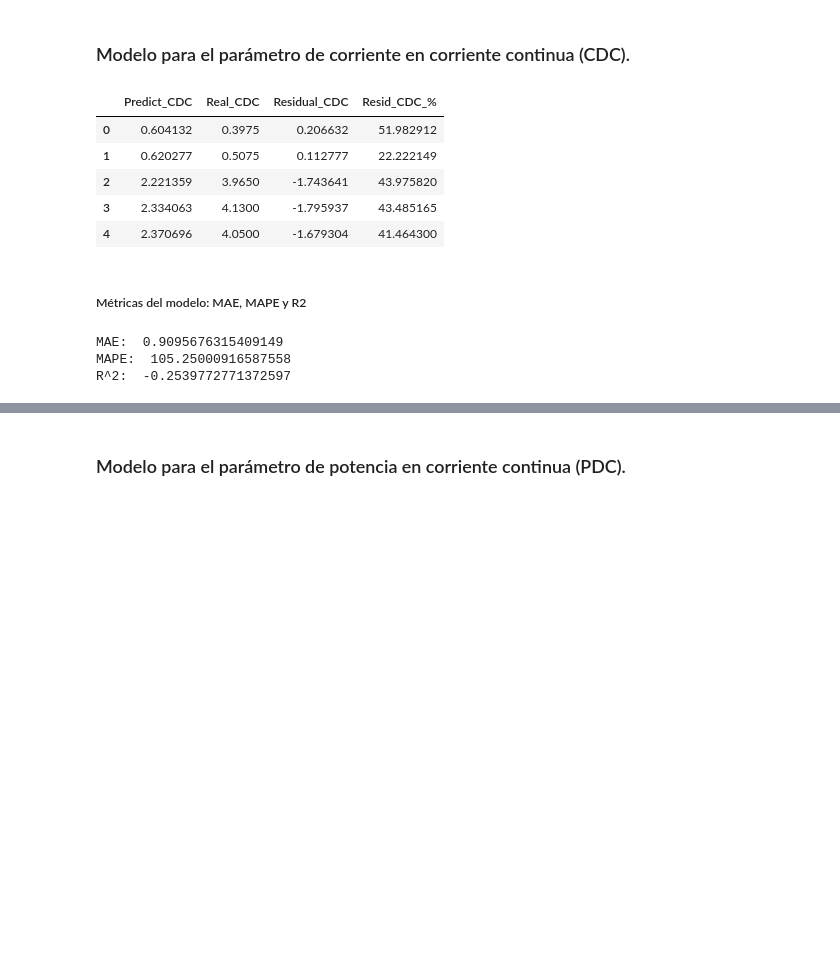
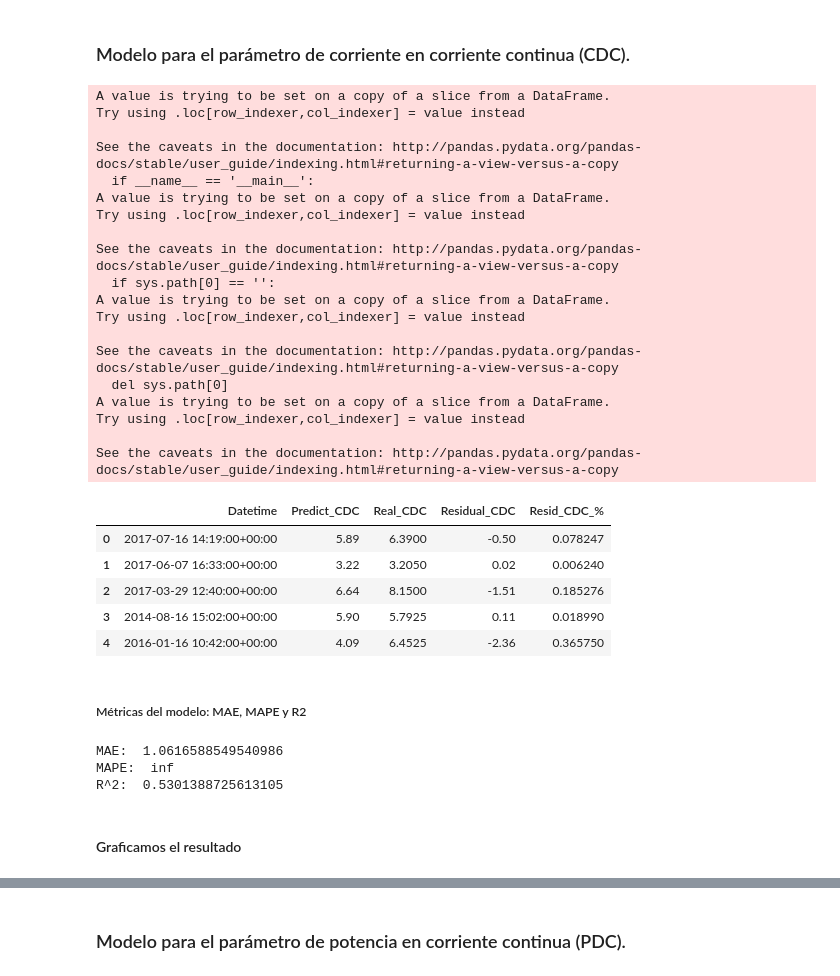
Before and after one commit to abrahansn/TFM-Sun-Power-Prediction, a Jupyter notebook: 02_Creating_Model.ipynb, the cells around one changed output, grey strips where cells are left out. Drawn from its saved outputs; the diff is of its cells as text; code cells hidden in the pictures; blank space fills up the shorter version.

```diff
--- a/02_Creating_Model.ipynb
+++ b/02_Creating_Model.ipynb
@@ -53,10 +51,13 @@ output_features = ['A_Optimal_VDC', 'A_Optimal_CDC', 'A_Optimal_PDC']
 # %%
 # Datos de los años desde 2014 hasta 2017
-X_train_dataset = train_dataset[input_features]
-
-y_train_dataset = train_dataset[output_features]
+train_dataset = train_dataset[['Datetime', 'Global_Radiation', 'Diffuse_Radiation',
+                              'Ultraviolet', 'A_Optimal_VDC', 'A_Optimal_CDC',
+                              'A_Optimal_PDC']]
 
 # Datos de la última semana de 2017
-X_test_dataset = test_dataset[input_features]
+test_dataset = test_dataset[['Datetime', 'Global_Radiation', 'Diffuse_Radiation',
+                              'Ultraviolet', 'A_Optimal_VDC', 'A_Optimal_CDC',
+                              'A_Optimal_PDC']]
 
-y_test_dataset = test_dataset[output_features]
+pd.to_datetime(train_dataset['Datetime'], format="%Y-%m-%d %H:%M:%S")
+pd.to_datetime(test_dataset['Datetime'], format="%Y-%m-%d %H:%M:%S")
@@ -133,31 +185,56 @@ R^2:  -8.618199453000917
 # %%
 # Creating model
 reg_CDC = LinearRegression()
 
+# Creamos el dataframe de resultados
+
+result_CDC = test_dataset [['Datetime']]
+
 #Training model
-reg_CDC.fit(X_train_dataset, y_train_dataset[['A_Optimal_CDC']])
-result_CDC = pd.DataFrame(reg_CDC.predict(X_test_dataset)).rename(columns = {0:'Predict_CDC'})
+reg_CDC.fit(train_dataset[input_features], train_dataset[['A_Optimal_CDC']])
+result_CDC['Predict_CDC'] = round(pd.DataFrame(reg_CDC.predict(test_dataset[input_features])), 2)
 
 # Adding result in the same dataframe and difference between both
-result_CDC['Real_CDC'] = y_test_dataset['A_Optimal_CDC']
-result_CDC['Residual_CDC'] = result_CDC['Predict_CDC']-result_CDC['Real_CDC']
-result_CDC['Resid_CDC_%'] = np.abs(result_CDC['Residual_CDC']/result_CDC['Real_CDC']*100)
+result_CDC['Real_CDC'] = test_dataset['A_Optimal_CDC']
+result_CDC['Residual_CDC'] = round(result_CDC['Predict_CDC']-result_CDC['Real_CDC'], 2)
+result_CDC['Resid_CDC_%'] = np.abs(result_CDC['Residual_CDC']/result_CDC['Real_CDC'])
 
 result_CDC.head()
 # %% [output]
+A value is trying to be set on a copy of a slice from a DataFrame.
+Try using .loc[row_indexer,col_indexer] = value instead
+
+See the caveats in the documentation: http://pandas.pydata.org/pandas-docs/stable/user_guide/indexing.html#returning-a-view-versus-a-copy
+  if __name__ == '__main__':
+A value is trying to be set on a copy of a slice from a DataFrame.
+Try using .loc[row_indexer,col_indexer] = value instead
+
+See the caveats in the documentation: http://pandas.pydata.org/pandas-docs/stable/user_guide/indexing.html#returning-a-view-versus-a-copy
+  if sys.path[0] == '':
+A value is trying to be set on a copy of a slice from a DataFrame.
+Try using .loc[row_indexer,col_indexer] = value instead
+
+See the caveats in the documentation: http://pandas.pydata.org/pandas-docs/stable/user_guide/indexing.html#returning-a-view-versus-a-copy
+  del sys.path[0]
+A value is trying to be set on a copy of a slice from a DataFrame.
+Try using .loc[row_indexer,col_indexer] = value instead
+
+See the caveats in the documentation: http://pandas.pydata.org/pandas-docs/stable/user_guide/indexing.html#returning-a-view-versus-a-copy
-|  | Predict_CDC | Real_CDC | Residual_CDC | Resid_CDC_% |
-| 0 | 0.604132 | 0.3975 | 0.206632 | 51.982912 |
-| 1 | 0.620277 | 0.5075 | 0.112777 | 22.222149 |
-| 2 | 2.221359 | 3.9650 | -1.743641 | 43.975820 |
-| 3 | 2.334063 | 4.1300 | -1.795937 | 43.485165 |
-| 4 | 2.370696 | 4.0500 | -1.679304 | 41.464300 |
+|  | Datetime | Predict_CDC | Real_CDC | Residual_CDC | Resid_CDC_% |
+| 0 | 2017-07-16 14:19:00+00:00 | 5.89 | 6.3900 | -0.50 | 0.078247 |
+| 1 | 2017-06-07 16:33:00+00:00 | 3.22 | 3.2050 | 0.02 | 0.006240 |
+| 2 | 2017-03-29 12:40:00+00:00 | 6.64 | 8.1500 | -1.51 | 0.185276 |
+| 3 | 2014-08-16 15:02:00+00:00 | 5.90 | 5.7925 | 0.11 | 0.018990 |
+| 4 | 2016-01-16 10:42:00+00:00 | 4.09 | 6.4525 | -2.36 | 0.365750 |
 # %% [markdown]
 ##### Métricas del modelo: MAE, MAPE y R2
 # %%
 print('MAE: ', np.mean(np.abs(result_CDC['Residual_CDC'])))
 print('MAPE: ', np.mean(result_CDC['Resid_CDC_%']))
-print('R^2: ', r2_score(result_CDC['Predict_CDC'],y_test_dataset['A_Optimal_CDC']))
+print('R^2: ', r2_score(result_CDC['Predict_CDC'],test_dataset['A_Optimal_CDC']))
 # %% [output]
-MAE:  0.9095676315409149
-MAPE:  105.25000916587558
-R^2:  -0.2539772771372597
+MAE:  1.0616588549540986
+MAPE:  inf
+R^2:  0.5301388725613105
+# %% [markdown]
+#### Graficamos el resultado
```
Also changed, not shown: parts of 67 cells of this notebook.
